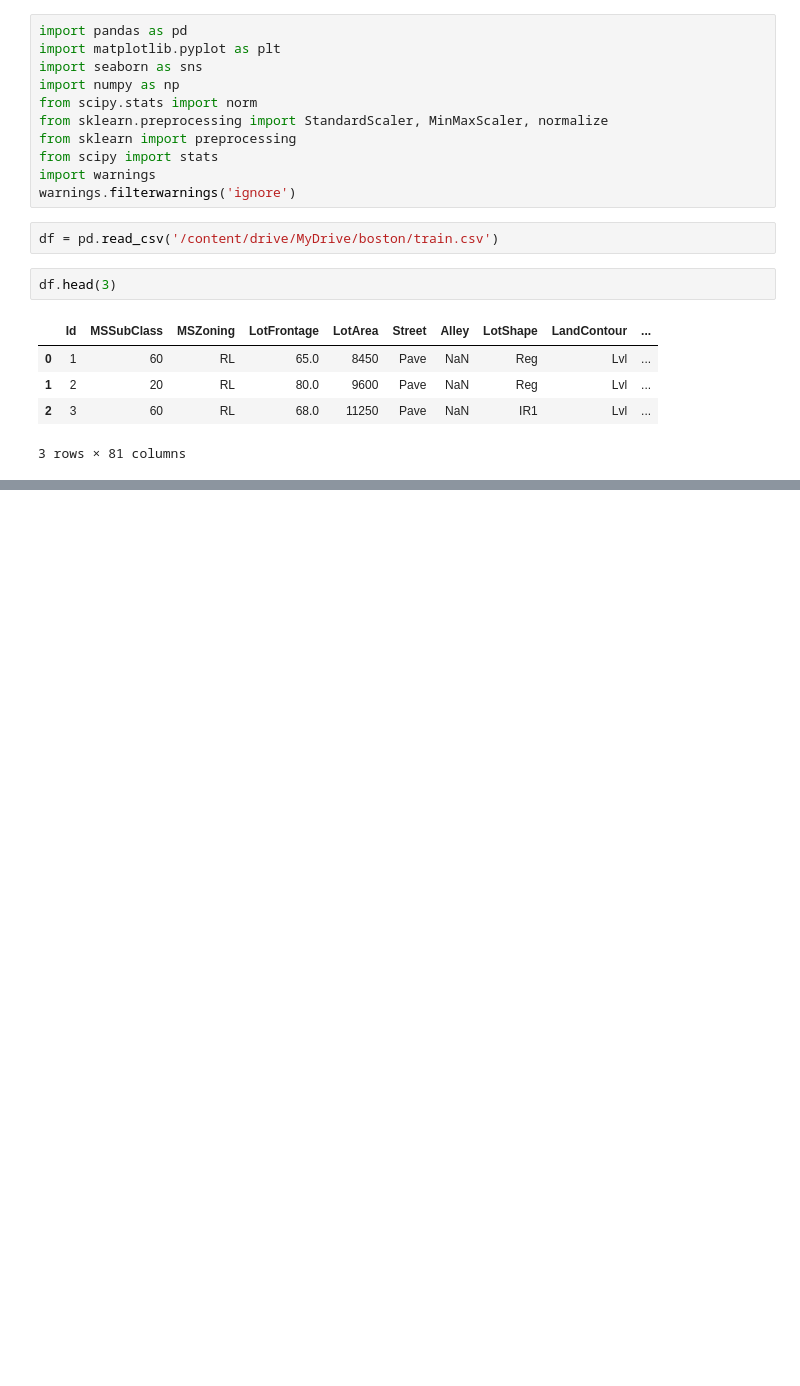
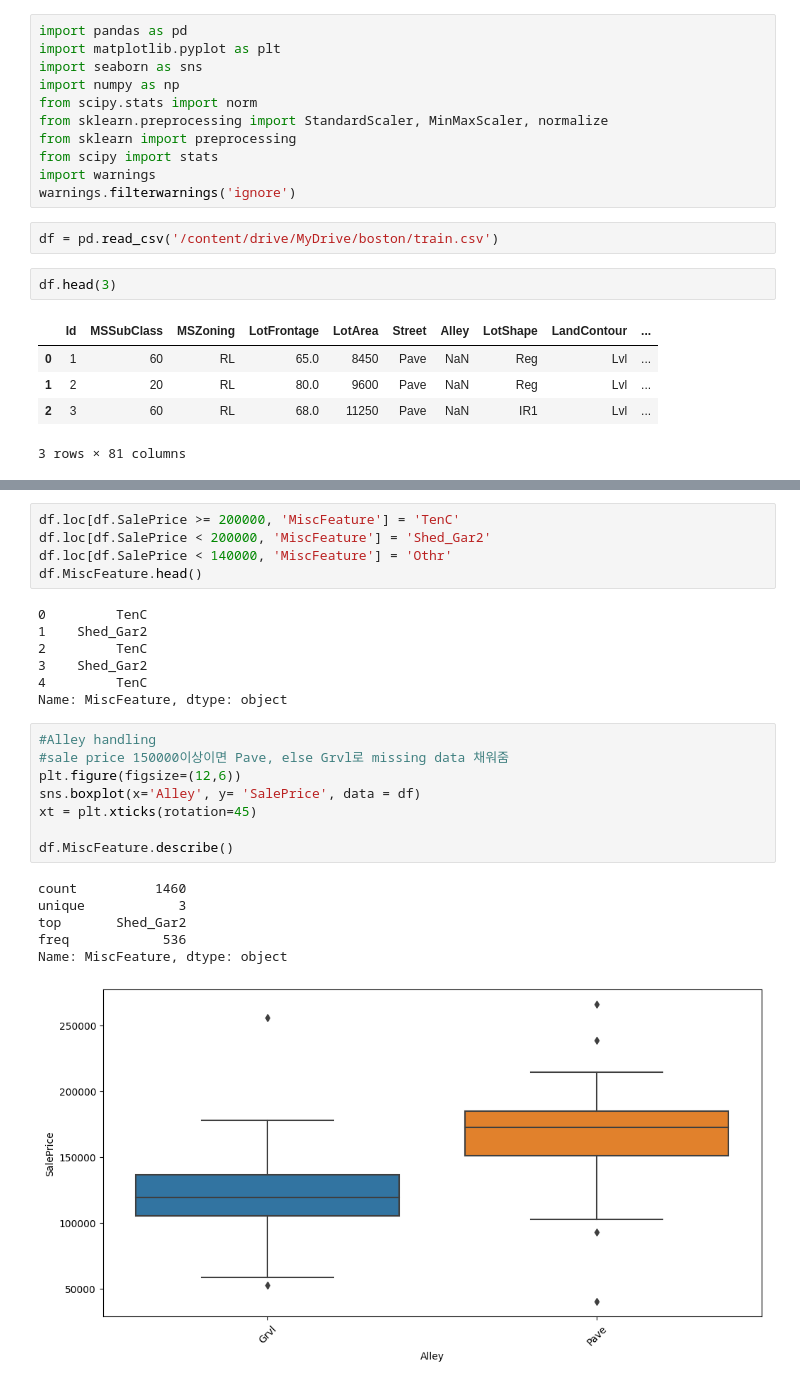
Before and after one commit to jhk990602/datapractice, a Jupyter notebook: house_price_solution(boston).ipynb, the cells around one changed output, grey strips where cells are left out. Drawn from its saved outputs; the diff is of its cells as text; blank space fills up the shorter version.

```diff
--- a/house_price_solution(boston).ipynb
+++ b/house_price_solution(boston).ipynb
@@ -23,0 +126,27 @@ df.head(3)
+# %%
+df.loc[df.SalePrice >= 200000, 'MiscFeature'] = 'TenC'
+df.loc[df.SalePrice < 200000, 'MiscFeature'] = 'Shed_Gar2'
+df.loc[df.SalePrice < 140000, 'MiscFeature'] = 'Othr'
+df.MiscFeature.head()
+# %% [output]
+0         TenC
+1    Shed_Gar2
+2         TenC
+3    Shed_Gar2
+4         TenC
+Name: MiscFeature, dtype: object
+# %%
+#Alley handling
+#sale price 150000이상이면 Pave, else Grvl로 missing data 채워줌
+plt.figure(figsize=(12,6))
+sns.boxplot(x='Alley', y= 'SalePrice', data = df)
+xt = plt.xticks(rotation=45)
+
+df.MiscFeature.describe()
+# %% [output]
+count          1460
+unique            3
+top       Shed_Gar2
+freq            536
+Name: MiscFeature, dtype: object
+[figure, added]
```
Also changed, not shown: parts of 16 cells of this notebook.
